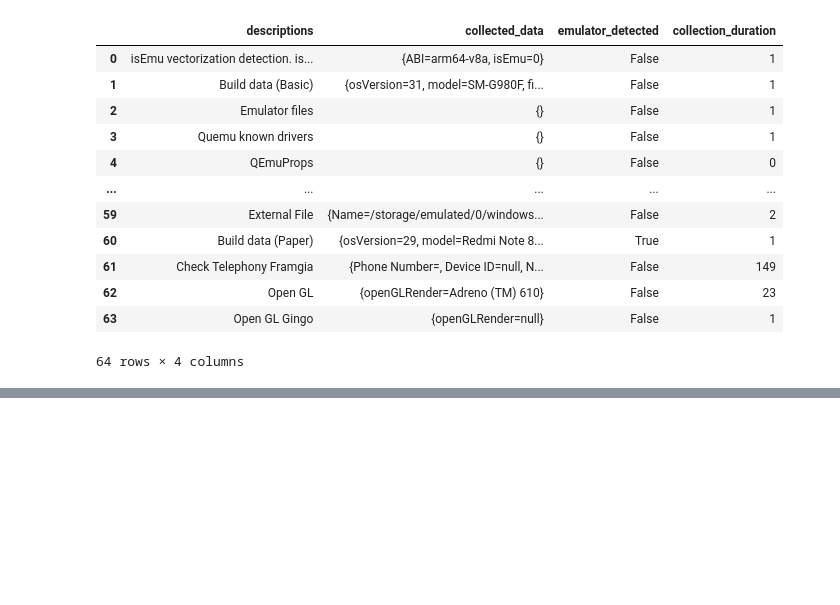
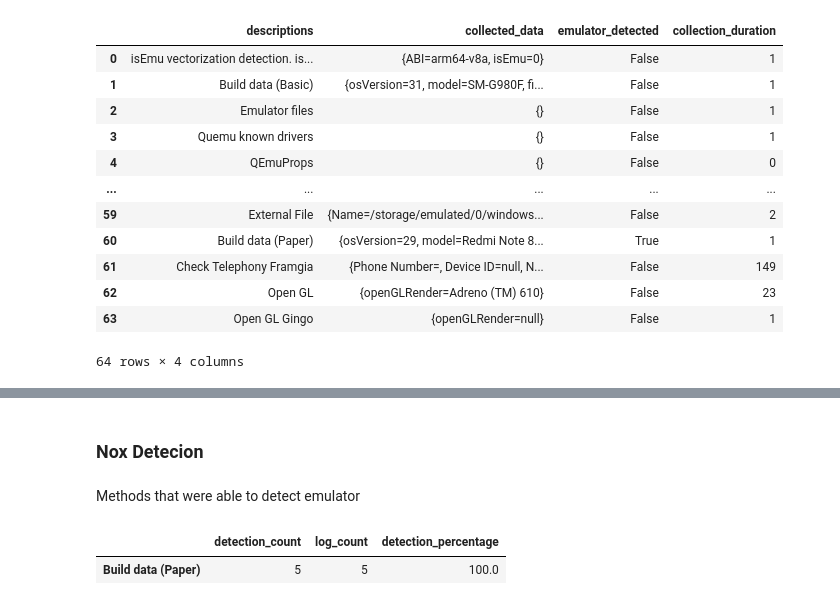
Before and after one commit to Lucas-CardosoO/android-emulator-detector, a Jupyter notebook: notebooks/EmulatorAnalysis.ipynb, the cells around one changed output, grey strips where cells are left out. Drawn from its saved outputs; the diff is of its cells as text; code cells hidden in the pictures; blank space fills up the shorter version.

```diff
--- a/notebooks/EmulatorAnalysis.ipynb
+++ b/notebooks/EmulatorAnalysis.ipynb
@@ -138,0 +219,10 @@ display(real_devices_df)
+# %% [markdown]
+### Nox Detecion
+# %% [markdown]
+Methods that were able to detect emulator
+# %%
+nox_detected_methods = emulator_detected_data_frame(nox_df, nox_log_count)
+nox_detected_methods
+# %% [output]
+|  | detection_count | log_count | detection_percentage |
+| Build data (Paper) | 5 | 5 | 100.0 |
```
Also changed, not shown: parts of 23 cells of this notebook.
